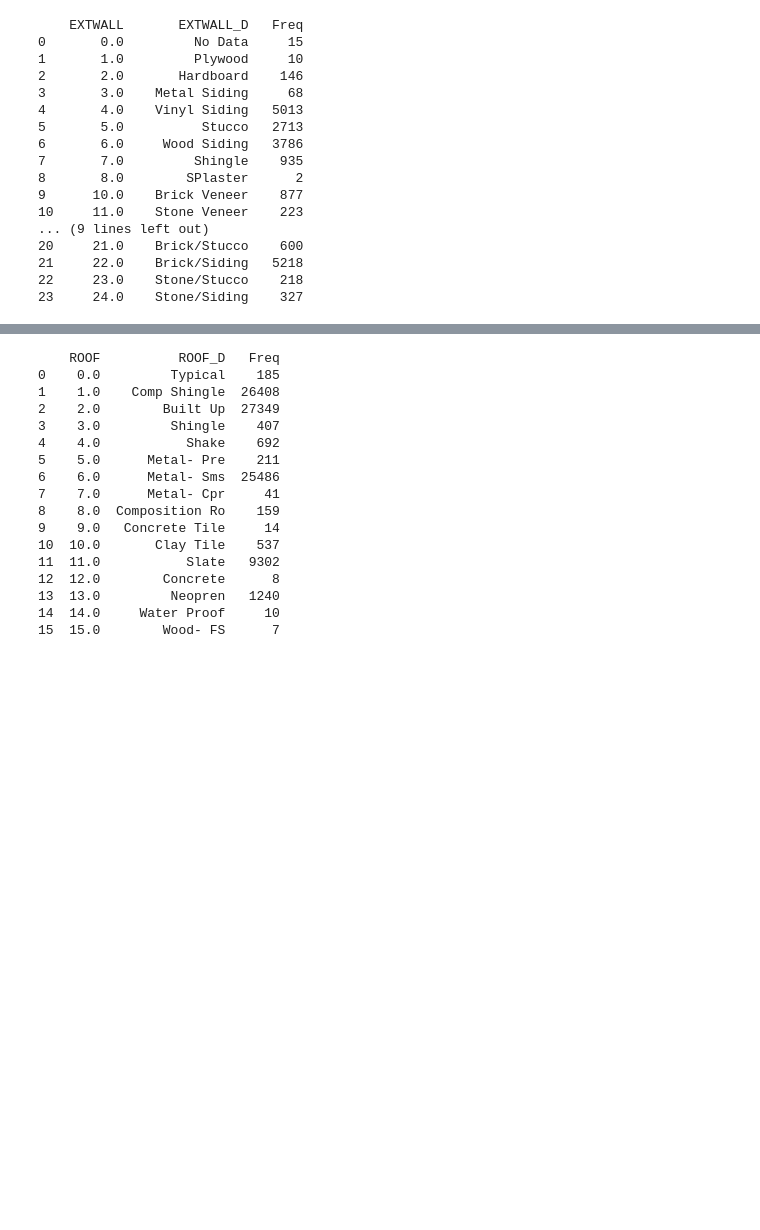
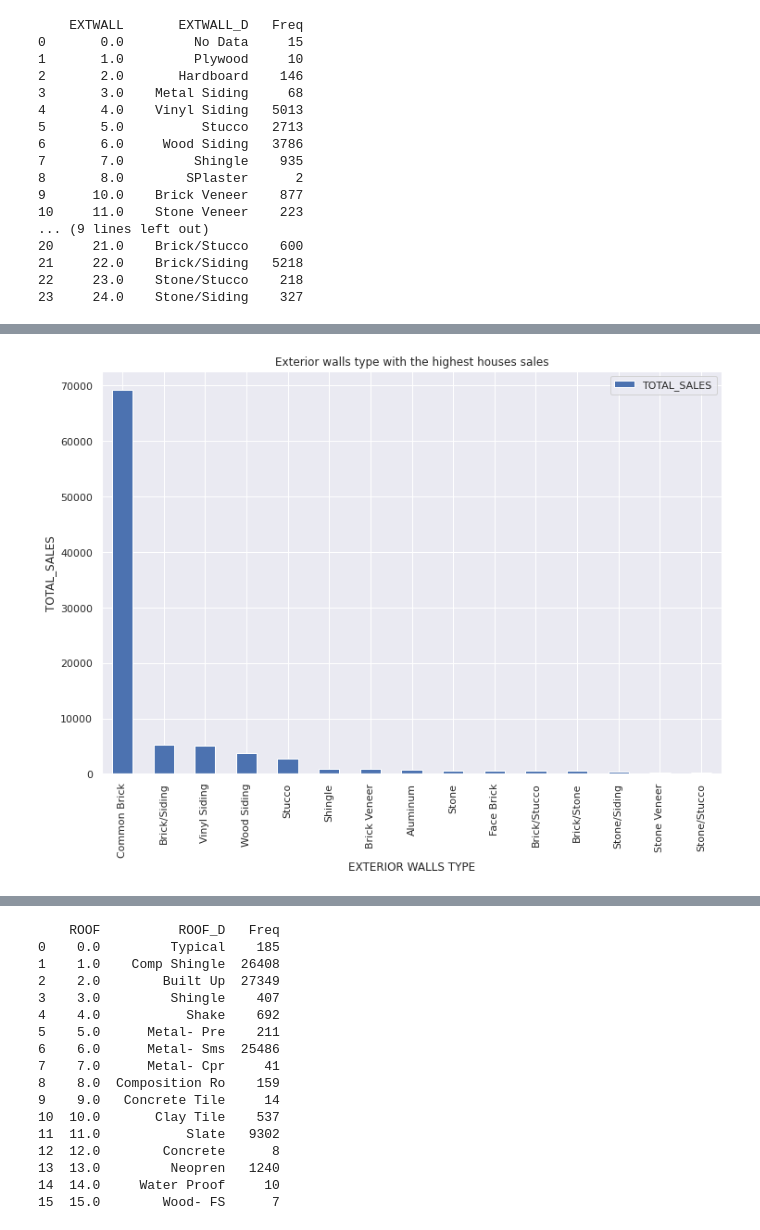
Before and after one commit to DATA-606-SPRING-2022/Tchuissi_DATA606, a Jupyter notebook: ipynb/Final606.ipynb, the cells around one changed output, grey strips where cells are left out. Drawn from its saved outputs; the diff is of its cells as text; code cells hidden in the pictures; blank space fills up the shorter version.

```diff
--- a/ipynb/Final606.ipynb
+++ b/ipynb/Final606.ipynb
@@ -133,3 +221,15 @@ print (df5)
 21     22.0    Brick/Siding   5218
 22     23.0    Stone/Stucco    218
 23     24.0    Stone/Siding    327
+# %%
+df51 = df1[["EXTWALL_D","PRICE"]].groupby('EXTWALL_D').agg(
+    TOTAL_SALES=pd.NamedAgg("PRICE", "count"),
+    MAX_PRICE=pd.NamedAgg("PRICE", "max"),
+    MEAN_PRICE=pd.NamedAgg("PRICE", "mean")
+)
+
+df51=df51.sort_values(by="TOTAL_SALES", ascending=False)
+df51=df51.reset_index()
+df51=df51.head(15)
+
+df51
@@ -135,0 +253,17 @@ print (df5)
+# %%
+# Visualize the dataset
+
+ax = df51.plot.bar(
+    x="EXTWALL_D",
+    y="TOTAL_SALES",
+    title= "Exterior walls type with the highest houses sales",
+    legend=True,
+    figsize=(12,8),
+
+)
+ax.set_xlabel("EXTERIOR WALLS TYPE", fontsize=12)
+ax.set_ylabel("TOTAL_SALES", fontsize=12)
+
+plt.show()
+# %% [output]
+[figure, added]
```
Also changed, not shown: parts of 75 cells of this notebook.
